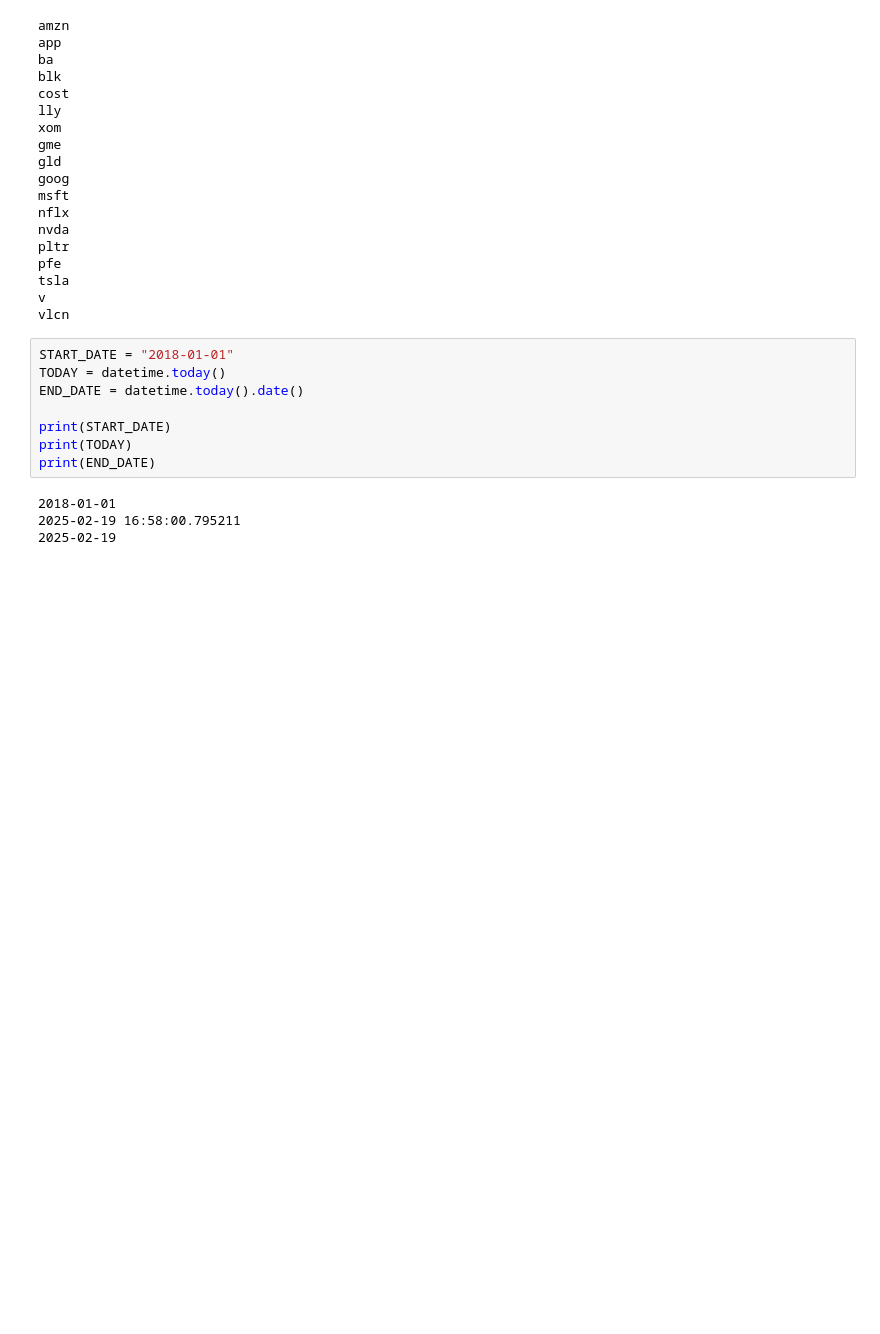
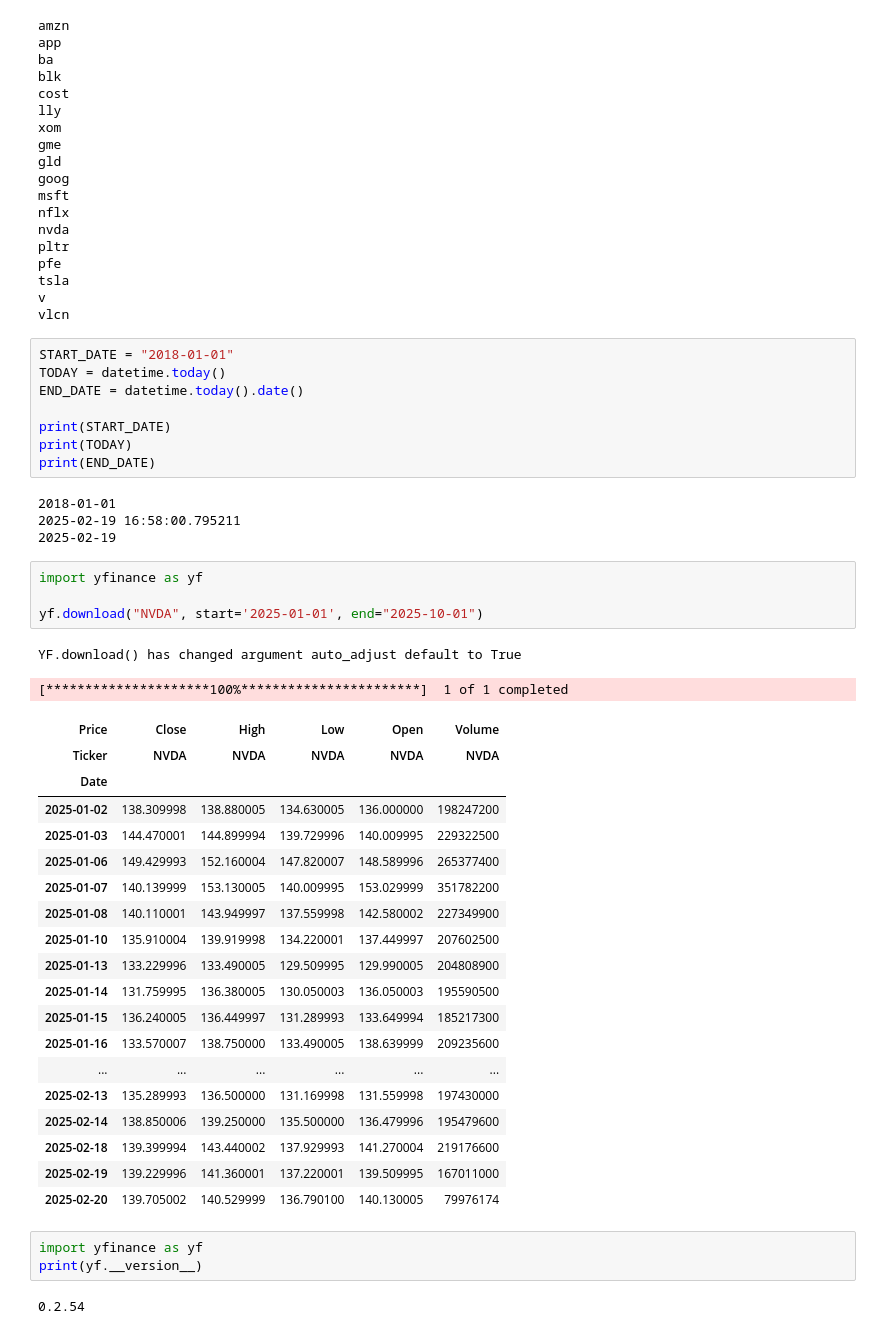
Before and after one commit to neochara/Stock-Watch, a Jupyter notebook: notebooks/small_tests.ipynb, the cells around one changed output. Drawn from its saved outputs; the diff is of its cells as text; blank space fills up the shorter version.

```diff
--- a/notebooks/small_tests.ipynb
+++ b/notebooks/small_tests.ipynb
@@ -239,3 +239,34 @@ print(END_DATE)
 2018-01-01
 2025-02-19 16:58:00.795211
 2025-02-19
+# %%
+import yfinance as yf
+
+yf.download("NVDA", start='2025-01-01', end="2025-10-01")
+# %% [output]
+YF.download() has changed argument auto_adjust default to True
+[*********************100%***********************]  1 of 1 completed
+| Price | Close | High | Low | Open | Volume |
+| Ticker | NVDA | NVDA | NVDA | NVDA | NVDA |
+| Date |  |  |  |  |  |
+| 2025-01-02 | 138.309998 | 138.880005 | 134.630005 | 136.000000 | 198247200 |
+| 2025-01-03 | 144.470001 | 144.899994 | 139.729996 | 140.009995 | 229322500 |
+| 2025-01-06 | 149.429993 | 152.160004 | 147.820007 | 148.589996 | 265377400 |
+| 2025-01-07 | 140.139999 | 153.130005 | 140.009995 | 153.029999 | 351782200 |
+| 2025-01-08 | 140.110001 | 143.949997 | 137.559998 | 142.580002 | 227349900 |
+| 2025-01-10 | 135.910004 | 139.919998 | 134.220001 | 137.449997 | 207602500 |
+| 2025-01-13 | 133.229996 | 133.490005 | 129.509995 | 129.990005 | 204808900 |
+| 2025-01-14 | 131.759995 | 136.380005 | 130.050003 | 136.050003 | 195590500 |
+| 2025-01-15 | 136.240005 | 136.449997 | 131.289993 | 133.649994 | 185217300 |
+| 2025-01-16 | 133.570007 | 138.750000 | 133.490005 | 138.639999 | 209235600 |
+| ... | ... | ... | ... | ... | ... |
+| 2025-02-13 | 135.289993 | 136.500000 | 131.169998 | 131.559998 | 197430000 |
+| 2025-02-14 | 138.850006 | 139.250000 | 135.500000 | 136.479996 | 195479600 |
+| 2025-02-18 | 139.399994 | 143.440002 | 137.929993 | 141.270004 | 219176600 |
+| 2025-02-19 | 139.229996 | 141.360001 | 137.220001 | 139.509995 | 167011000 |
+| 2025-02-20 | 139.705002 | 140.529999 | 136.790100 | 140.130005 | 79976174 |
+# %%
+import yfinance as yf
+print(yf.__version__)
+# %% [output]
+0.2.54
```
Also changed, not shown: 33 other files.
